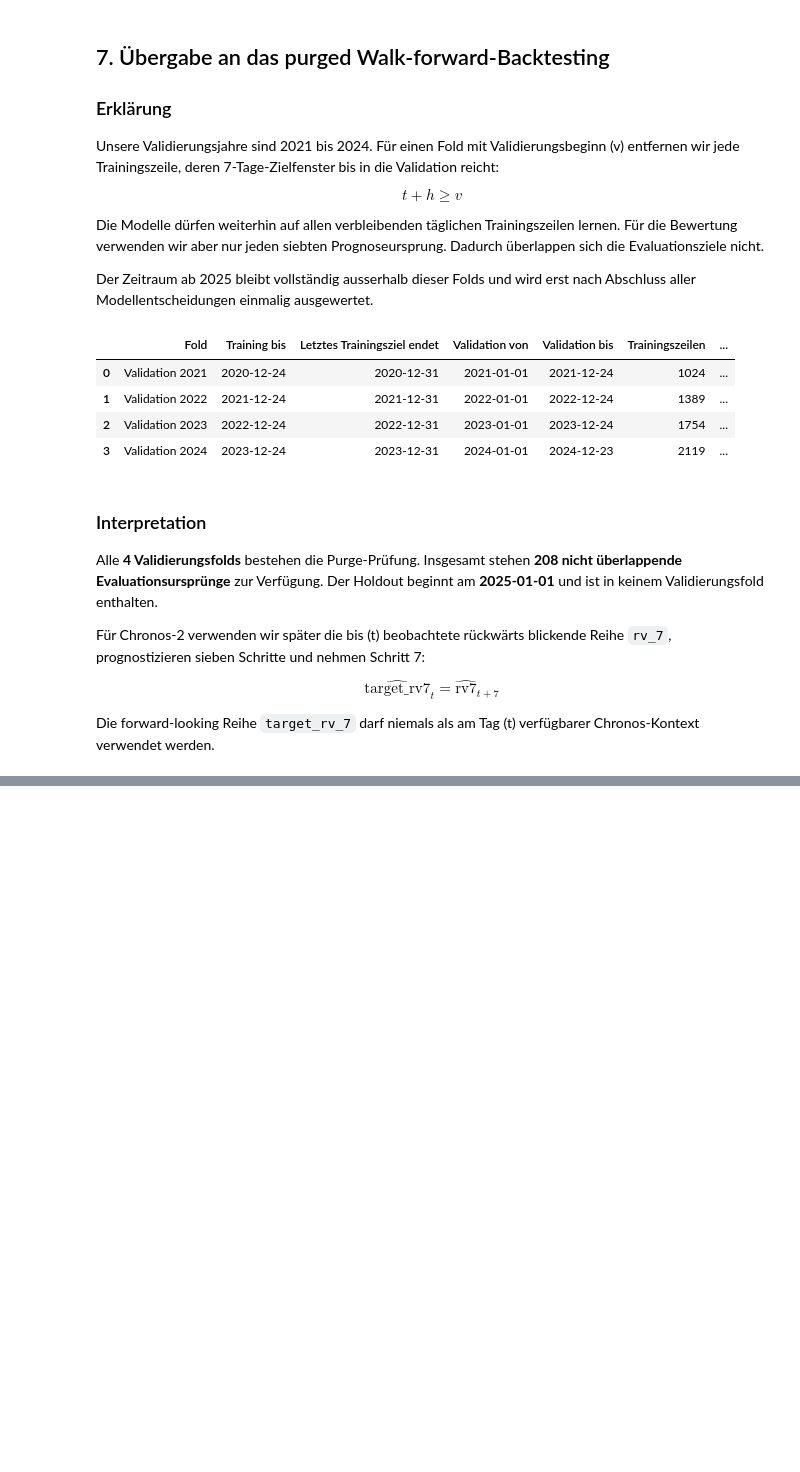
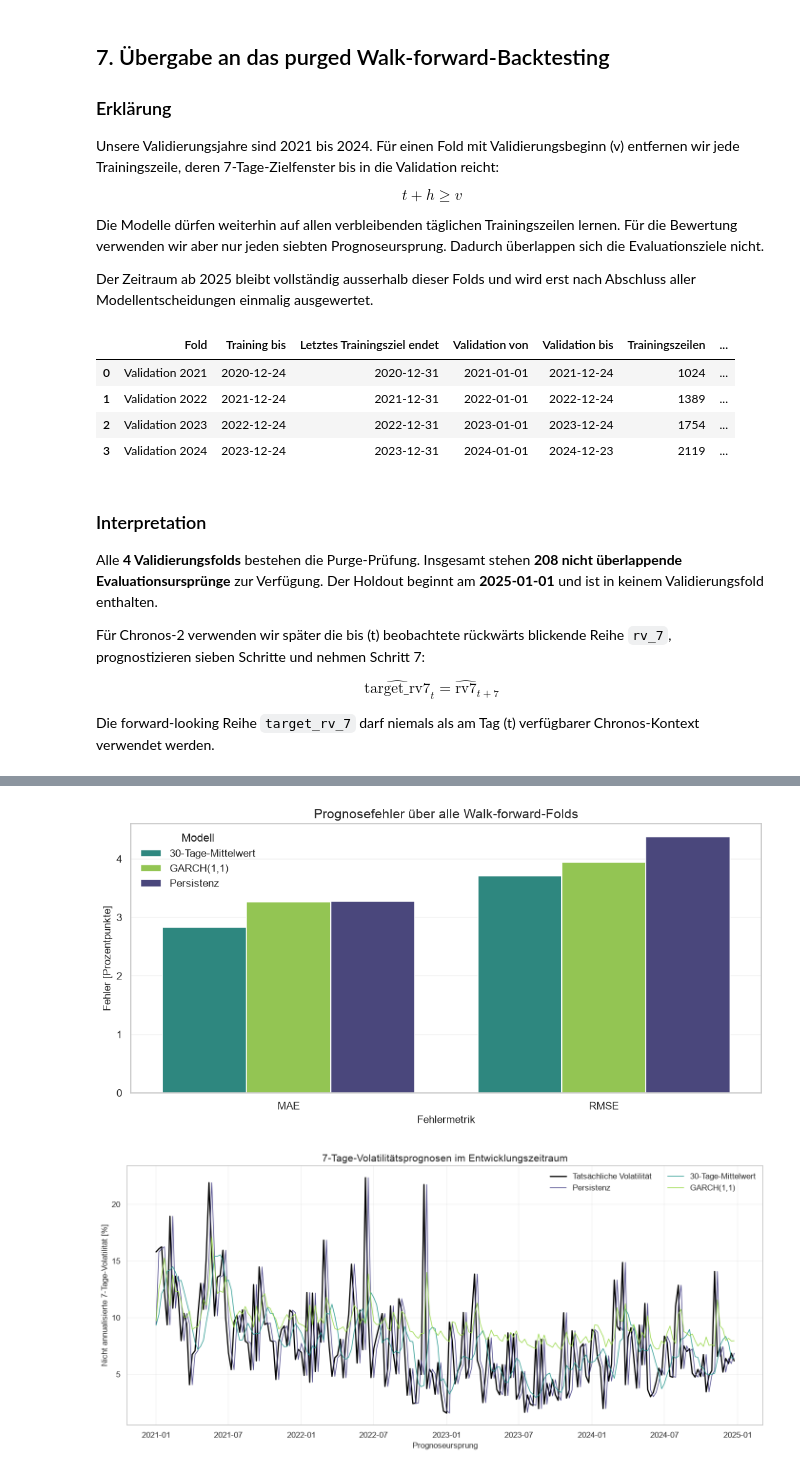
Before and after one commit to Steff72/CSP1, a Jupyter notebook: notebooks/bitcoin_volatility_forecasting.ipynb, the cells around one changed output, grey strips where cells are left out. Cells and saved outputs as stored; diff of their text form; code cells hidden in the pictures; blank space fills up the shorter version.

Commit message:
Add baseline and GARCH forecasting

```diff
--- a/notebooks/01_data_preparation_and_eda.ipynb
+++ b/notebooks/bitcoin_volatility_forecasting.ipynb
@@ -1311,0 +1672,18 @@ wird. Für Zero-Shot-Inferenz mit Chronos-2 genügt die direkte Modell-API.
+# %%
+# Compare the same models separately in every validation year
+fold_metric_rows = []
+for fold_name, fold_predictions in prediction_table.groupby("fold", sort=True):
+    for model_name in model_columns:
+        fold_metric_rows.append(
+            calculate_metric_row(fold_predictions, model_name, fold_name)
+        )
+
+fold_metrics = pd.DataFrame(fold_metric_rows)
+fold_metrics_display = fold_metrics.copy()
+fold_metrics_display["MAE [%P]"] = fold_metrics_display["MAE"] * 100
+fold_metrics_display["RMSE [%P]"] = fold_metrics_display["RMSE"] * 100
+display(
+    fold_metrics_display[
+        ["Fold", "Modell", "Beobachtungen", "MAE [%P]", "RMSE [%P]", "QLIKE"]
+    ].round(3)
+)
@@ -1311,0 +1704,59 @@ wird. Für Zero-Shot-Inferenz mit Chronos-2 genügt die direkte Modell-API.
+# %%
+# Plot MAE and RMSE in percentage points with consistent model colors
+metric_plot_data = overall_metrics.melt(
+    id_vars="Modell",
+    value_vars=["MAE", "RMSE"],
+    var_name="Metrik",
+    value_name="Fehler",
+)
+metric_plot_data["Fehler [%P]"] = metric_plot_data["Fehler"] * 100
+model_palette = {
+    model_name: VIRIDIS(position)
+    for model_name, position in zip(model_columns, [0.18, 0.52, 0.84])
+}
+
+fig, ax = plt.subplots(figsize=(10, 5))
+sns.barplot(
+    data=metric_plot_data,
+    x="Metrik",
+    y="Fehler [%P]",
+    hue="Modell",
+    palette=model_palette,
+    ax=ax,
+)
+ax.set_title("Prognosefehler über alle Walk-forward-Folds")
+ax.set_xlabel("Fehlermetrik")
+ax.set_ylabel("Fehler [Prozentpunkte]")
+ax.legend(title="Modell")
+ax.grid(axis="y", alpha=0.25)
+fig.tight_layout()
+plt.show()
+
+# Show forecast behavior through time on the fixed evaluation origins
+fig, ax = plt.subplots(figsize=(13, 6))
+ax.plot(
+    prediction_table.index,
+    prediction_table["actual"] * 100,
+    color="black",
+    linewidth=1.7,
+    label="Tatsächliche Volatilität",
+)
+for model_name in model_columns:
+    ax.plot(
+        prediction_table.index,
+        prediction_table[model_name] * 100,
+        color=model_palette[model_name],
+        linewidth=1.0,
+        alpha=0.9,
+        label=model_name,
+    )
+ax.set_title("7-Tage-Volatilitätsprognosen im Entwicklungszeitraum")
+ax.set_xlabel("Prognoseursprung")
+ax.set_ylabel("Nicht annualisierte 7-Tage-Volatilität [%]")
+ax.legend(ncol=2)
+ax.grid(alpha=0.25)
+fig.tight_layout()
+plt.show()
+# %% [output]
+[figure, added]
+[figure, added]
```
Also changed, not shown: parts of 20 cells of this notebook, 3 other files.
